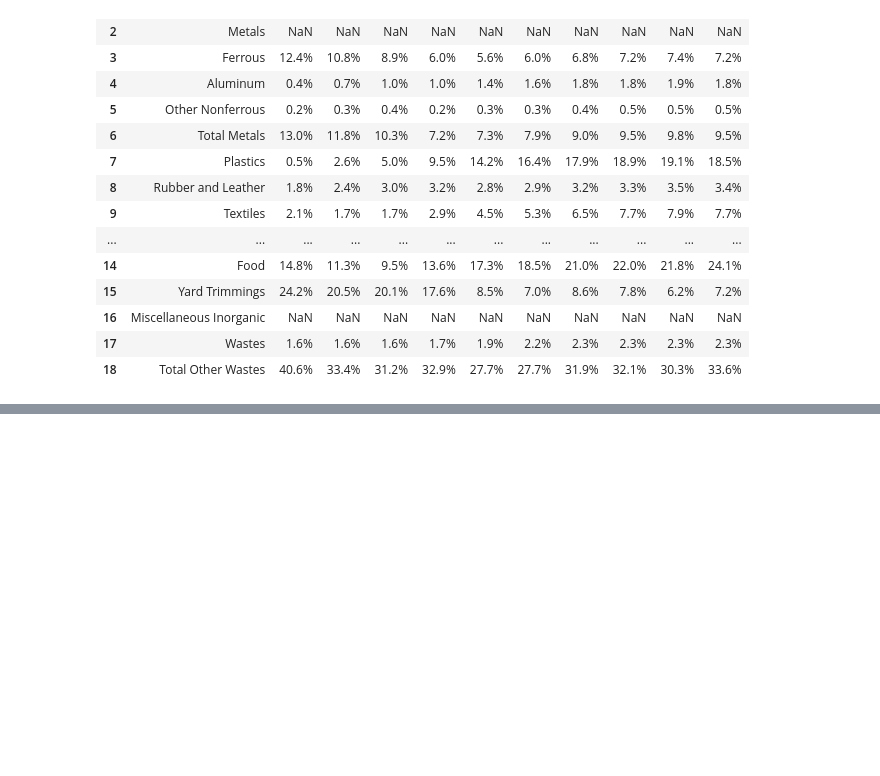
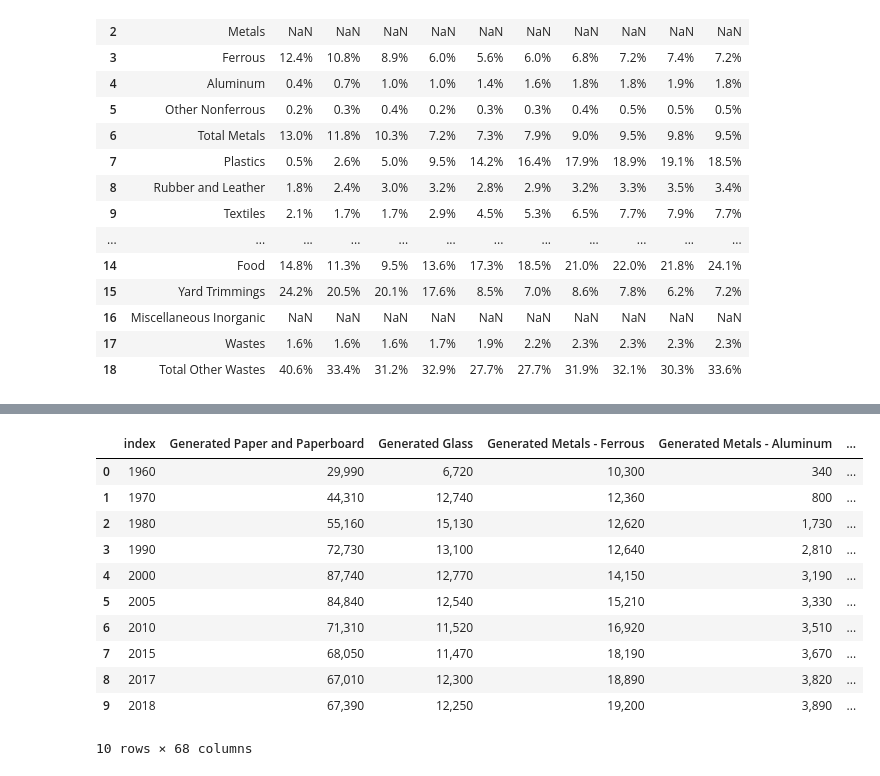
Before and after one commit to nonlocal-lia/food_waste, a Jupyter notebook: data/extract_data.ipynb, the cells around one changed output, grey strips where cells are left out. Saved outputs shown, nothing was run; the diff lists cells and outputs as text; code cells hidden in the pictures; blank space fills up the shorter version.

```diff
--- a/data/extract_data.ipynb
+++ b/data/extract_data.ipynb
@@ -837,0 +1008,5 @@ landfilled_percent.to_csv("percent_landfilled_table.csv")
+# %%
+combusted.reset_index(inplace=True)
+combusted.drop(columns=['index'], inplace=True)
+combusted.columns.name = None
+combusted
@@ -837,0 +1025,5 @@ landfilled_percent.to_csv("percent_landfilled_table.csv")
+# %%
+landfilled.reset_index(inplace=True)
+landfilled.drop(columns=['index'], inplace=True)
+landfilled.columns.name = None
+landfilled
@@ -837,0 +1058,17 @@ landfilled_percent.to_csv("percent_landfilled_table.csv")
+# %%
+merged = pd.concat([generated_absolute, recycled, composted, combusted, landfilled], axis=1)
+# %%
+merged
+# %% [output]
+|  | index | Generated Paper and Paperboard | Generated Glass | Generated Metals - Ferrous | Generated Metals - Aluminum | ... |
+| 0 | 1960 | 29,990 | 6,720 | 10,300 | 340 | ... |
+| 1 | 1970 | 44,310 | 12,740 | 12,360 | 800 | ... |
+| 2 | 1980 | 55,160 | 15,130 | 12,620 | 1,730 | ... |
+| 3 | 1990 | 72,730 | 13,100 | 12,640 | 2,810 | ... |
+| 4 | 2000 | 87,740 | 12,770 | 14,150 | 3,190 | ... |
+| 5 | 2005 | 84,840 | 12,540 | 15,210 | 3,330 | ... |
+| 6 | 2010 | 71,310 | 11,520 | 16,920 | 3,510 | ... |
+| 7 | 2015 | 68,050 | 11,470 | 18,190 | 3,670 | ... |
+| 8 | 2017 | 67,010 | 12,300 | 18,890 | 3,820 | ... |
+| 9 | 2018 | 67,390 | 12,250 | 19,200 | 3,890 | ... |
+10 rows × 68 columns
```
Also changed, not shown: parts of 53 cells of this notebook, 5 other files.
